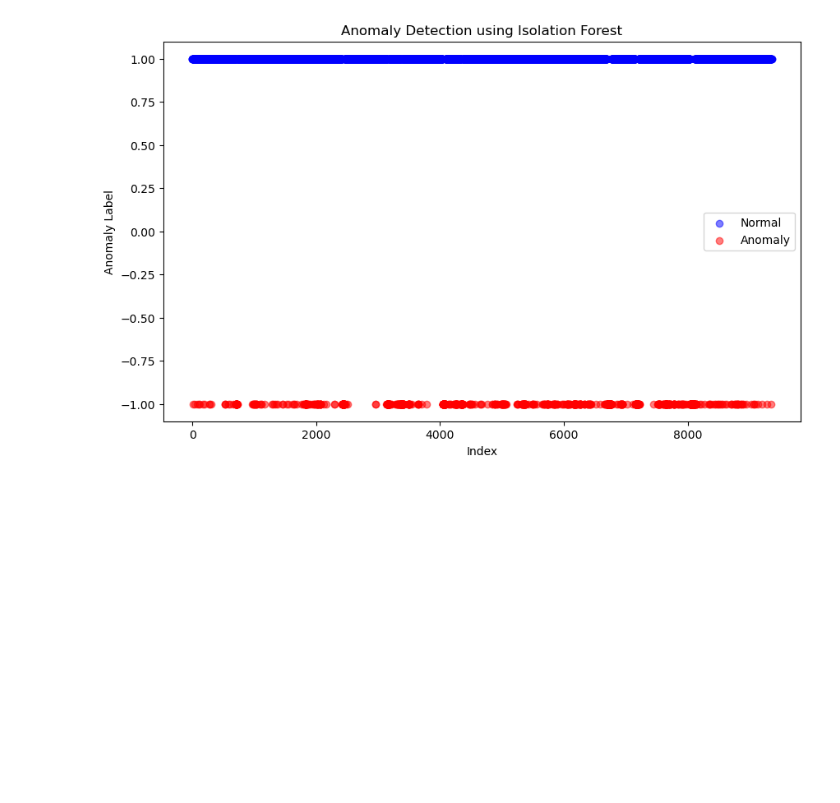
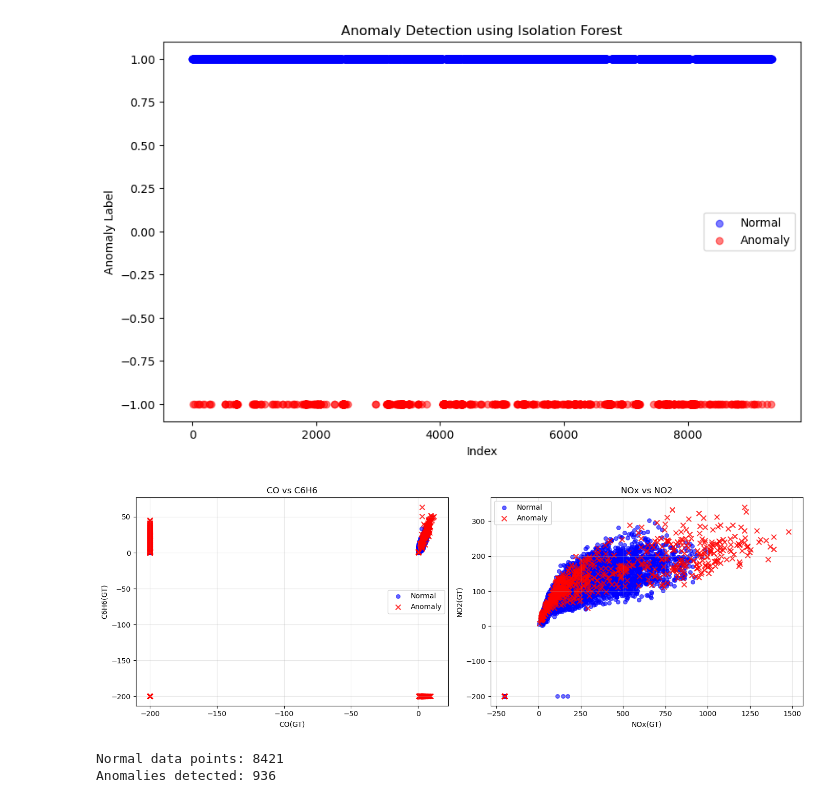
Before and after one commit to Shivakumar-05-g/Anomalies_Detection, a Jupyter notebook: anomolydetect.ipynb, the cells around one changed output. Cells and saved outputs as stored; diff of their text form; code cells hidden in the pictures; blank space fills up the shorter version.

```diff
--- a/anomolydetect.ipynb
+++ b/anomolydetect.ipynb
@@ -135,3 +135,37 @@ plt.legend()
 plt.show()
 # %% [output]
 [figure]
+# %%
+# Visualize anomalies - Multiple feature comparisons
+fig, axes = plt.subplots(1, 2, figsize=(14, 5))
+
+normal = features[features['anomaly'] == 1]
+anomaly = features[features['anomaly'] == -1]
+
+# Plot 1: CO vs C6H6
+axes[0].scatter(normal['CO(GT)'], normal['C6H6(GT)'], color='blue', label='Normal', alpha=0.6, s=30)
+axes[0].scatter(anomaly['CO(GT)'], anomaly['C6H6(GT)'], color='red', label='Anomaly', alpha=0.8, s=50, marker='x')
+axes[0].set_xlabel('CO(GT)')
+axes[0].set_ylabel('C6H6(GT)')
+axes[0].set_title('CO vs C6H6')
+axes[0].legend()
+axes[0].grid(True, alpha=0.3)
+
+# Plot 2: NOx vs NO2
+axes[1].scatter(normal['NOx(GT)'], normal['NO2(GT)'], color='blue', label='Normal', alpha=0.6, s=30)
+axes[1].scatter(anomaly['NOx(GT)'], anomaly['NO2(GT)'], color='red', label='Anomaly', alpha=0.8, s=50, marker='x')
+axes[1].set_xlabel('NOx(GT)')
+axes[1].set_ylabel('NO2(GT)')
+axes[1].set_title('NOx vs NO2')
+axes[1].legend()
+axes[1].grid(True, alpha=0.3)
+
+plt.tight_layout()
+plt.show()
+
+print(f"Normal data points: {len(normal)}")
+print(f"Anomalies detected: {len(anomaly)}")
+# %% [output]
+[figure, added]
+Normal data points: 8421
+Anomalies detected: 936
```
Also changed, not shown: parts of 2 cells of this notebook, 1 other file.
